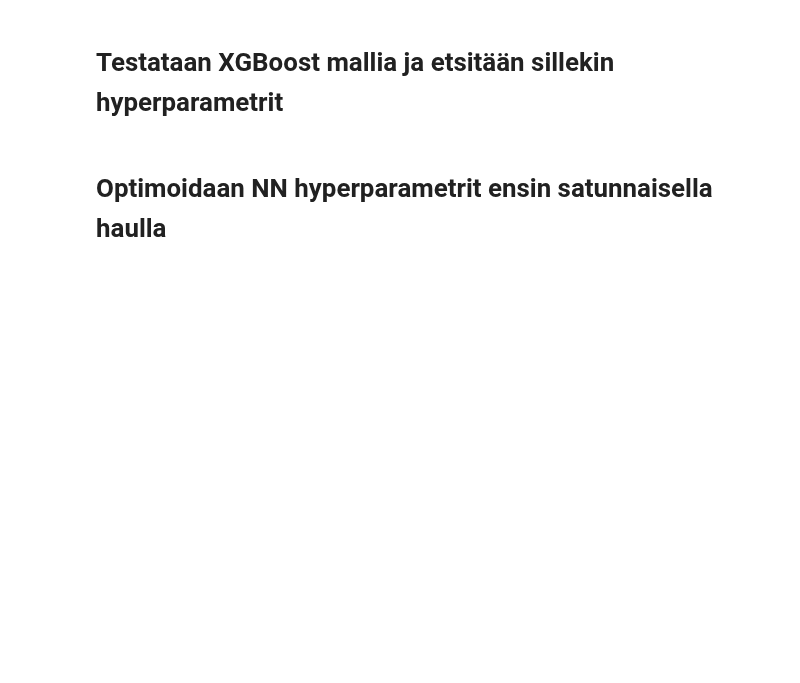
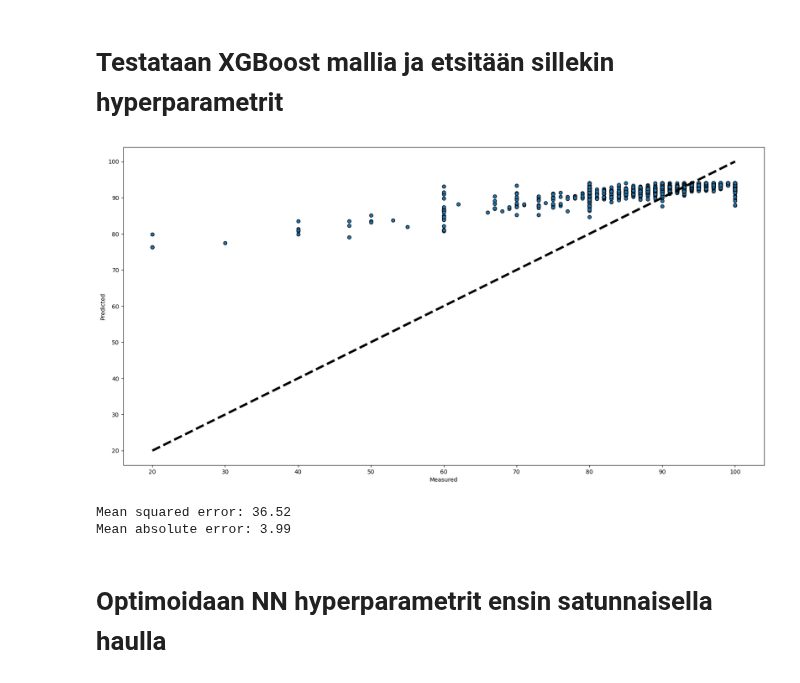
Before and after one commit to THalfar/JoDa, a Jupyter notebook: categorical_and_missing_data.ipynb, the cells around one changed output. Cells and saved outputs as stored; diff of their text form; code cells hidden in the pictures; blank space fills up the shorter version.

```diff
--- a/categorical_and_missing_data.ipynb
+++ b/categorical_and_missing_data.ipynb
@@ -186,34 +329,38 @@ param_space = {
 
 random_search = RandomizedSearchCV(
 estimator = xgb,
 param_distributions = param_space,
 cv = 5,
 n_jobs= -2,
-n_iter = 100,
+n_iter = 1,
 verbose = 0
 )
 
 
 random_search.fit(X_train, y_train)
 best_model = random_search.best_estimator_
 
 # Käytetään parhaita hyperparametrejä
 predictions = best_model.predict(X_test)
 
 # Tarkastellaan mallin toimivuutta
 fig, ax = plt.subplots(figsize = (20,10))
 ax.scatter(y_test, predictions, edgecolors=(0, 0, 0))
 ax.plot([y_test.min(), y_test.max()], [y_test.min(), y_test.max()], 'k--', lw=4)
 ax.set_xlabel('Measured')
 ax.set_ylabel('Predicted')
 plt.show()
 
 mse = mean_squared_error(predictions, y_test)
 mae = mean_absolute_error(predictions, y_test)
 print(f"Mean squared error: {mse:.2f}\nMean absolute error: {mae:.2f}")
 
 # Tallennetaan saadut arvot
 models_performance = pd.concat([models_performance, pd.DataFrame({'Model Name': ['XGBoost'], 'MSE': [mse], 'MAE': [mae]})], ignore_index=True)
+# %% [output]
+[figure, added]
+Mean squared error: 36.52
+Mean absolute error: 3.99
 # %% [markdown]
 # Optimoidaan NN hyperparametrit ensin satunnaisella haulla
 # %%
```
Also changed, not shown: parts of 20 cells of this notebook, 2 other files.
